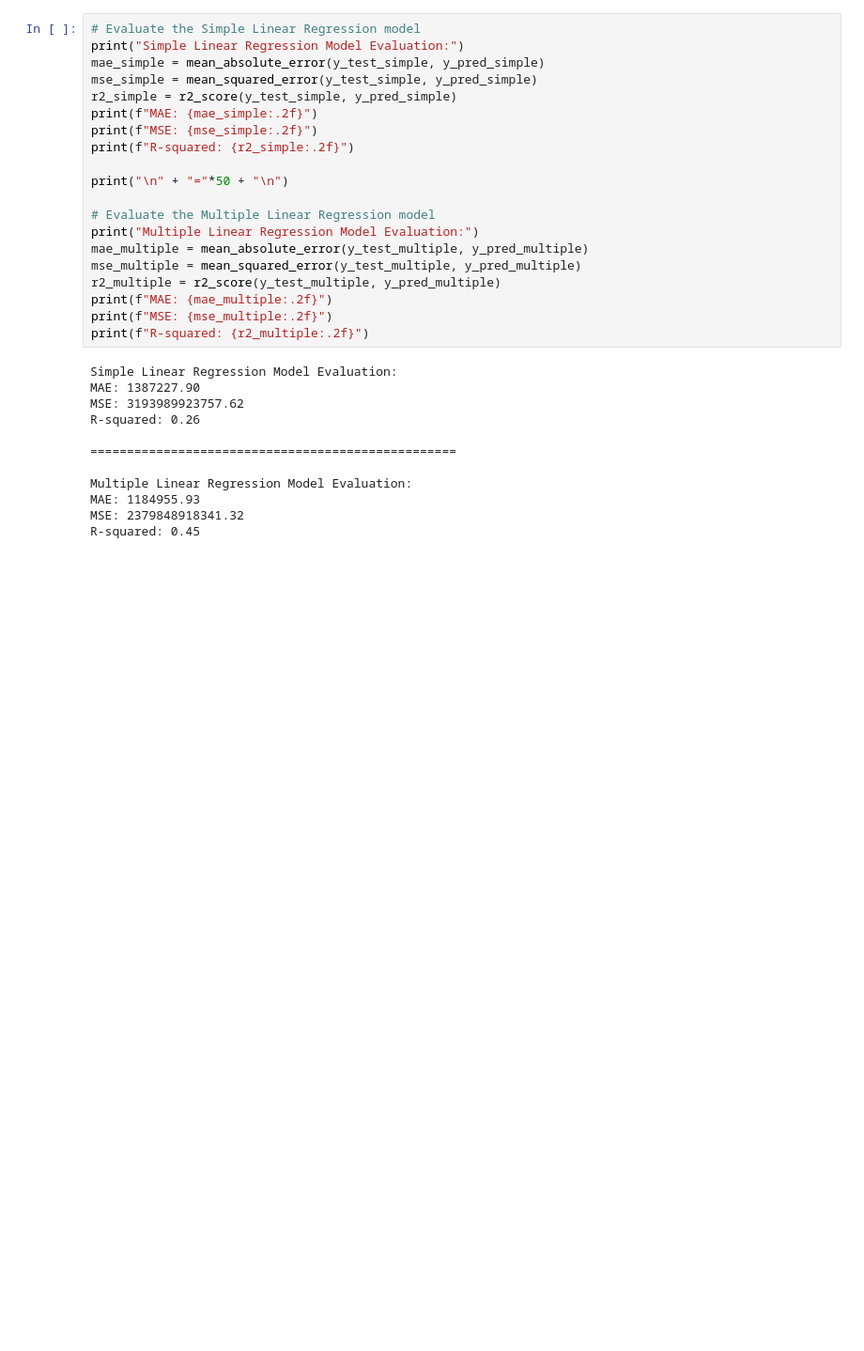
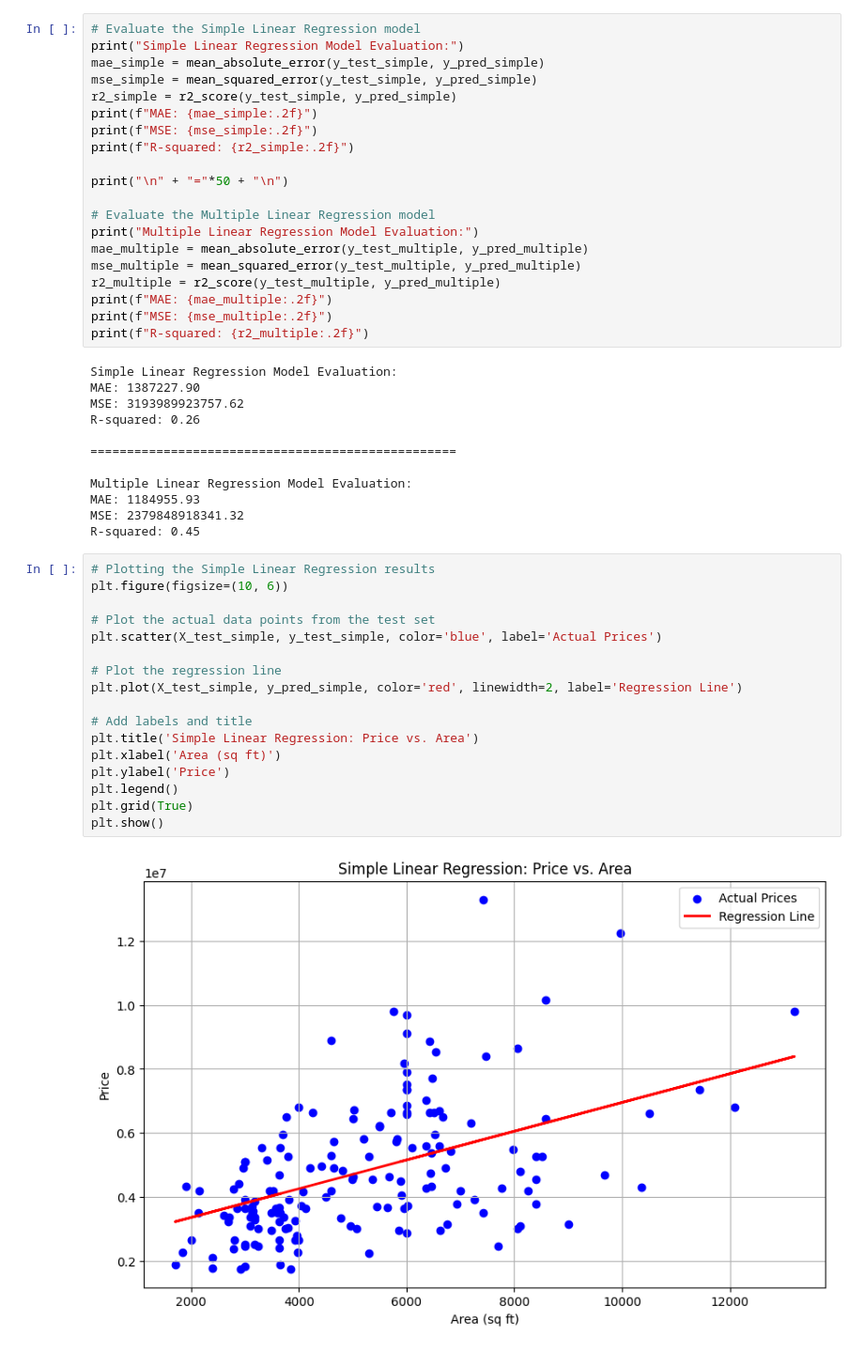
Before and after one commit to NAVEENAPRIYA-06/Task-3-Linear-Regression, a Jupyter notebook: linear_regression.ipynb, the cells around one changed output. Shown at 94% size. Drawn from its saved outputs; the diff is of its cells as text; blank space fills up the shorter version.

Commit message:
Visualized the linear regression results

```diff
--- a/linear_regression.ipynb
+++ b/linear_regression.ipynb
@@ -112,3 +112,22 @@ Multiple Linear Regression Model Evaluation:
 MAE: 1184955.93
 MSE: 2379848918341.32
 R-squared: 0.45
+# %%
+# Plotting the Simple Linear Regression results
+plt.figure(figsize=(10, 6))
+
+# Plot the actual data points from the test set
+plt.scatter(X_test_simple, y_test_simple, color='blue', label='Actual Prices')
+
+# Plot the regression line
+plt.plot(X_test_simple, y_pred_simple, color='red', linewidth=2, label='Regression Line')
+
+# Add labels and title
+plt.title('Simple Linear Regression: Price vs. Area')
+plt.xlabel('Area (sq ft)')
+plt.ylabel('Price')
+plt.legend()
+plt.grid(True)
+plt.show()
+# %% [output]
+[figure, added]
```
Also changed, not shown: 1 other file.
